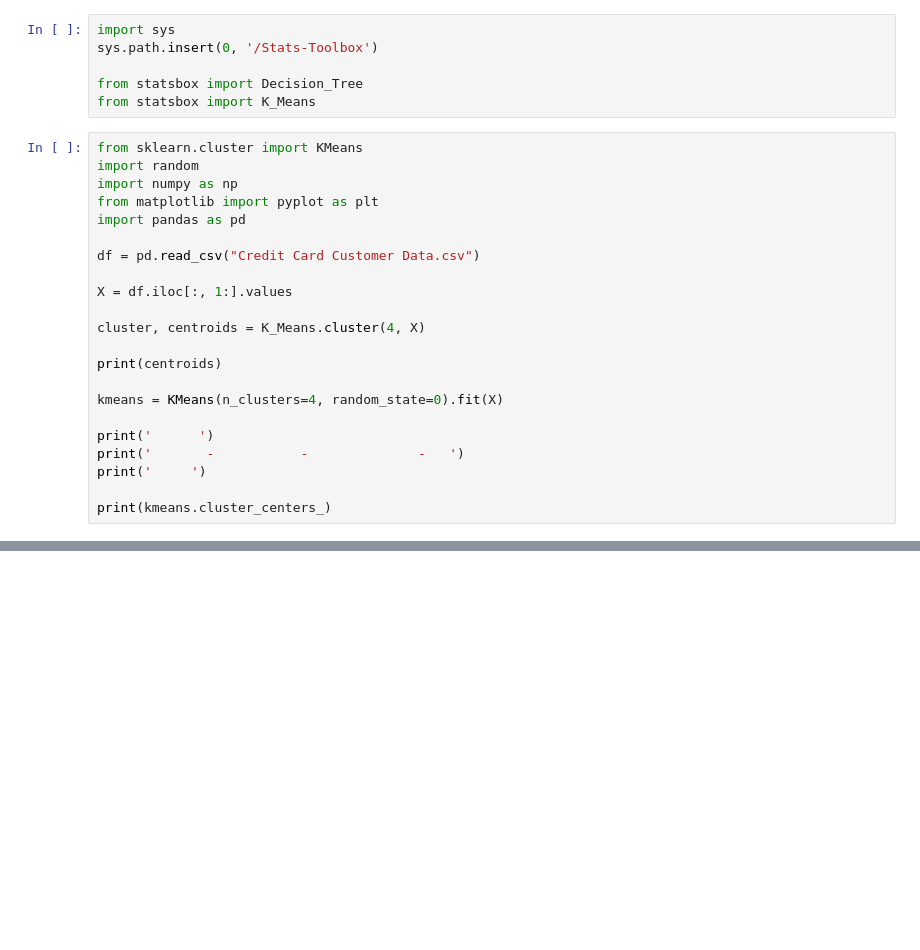
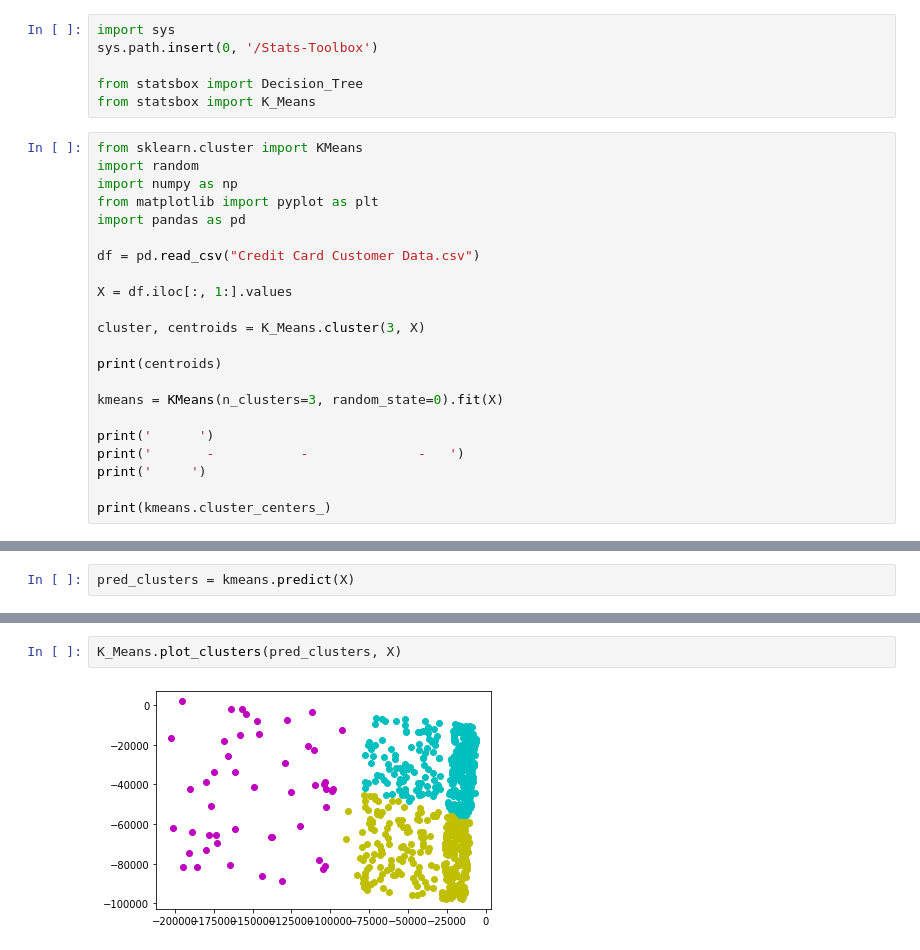
Before and after one commit to abhik-roy/Stats-Toolbox, a Jupyter notebook: Testing and Benchmarking.ipynb, the cells around one changed output, grey strips where cells are left out. Cells and saved outputs as stored; diff of their text form; blank space fills up the shorter version.

```diff
--- a/Testing and Benchmarking.ipynb
+++ b/Testing and Benchmarking.ipynb
@@ -15,11 +15,11 @@ df = pd.read_csv("Credit Card Customer Data.csv")
 
 X = df.iloc[:, 1:].values
 
-cluster, centroids = K_Means.cluster(4, X)
+cluster, centroids = K_Means.cluster(3, X)
 
 print(centroids)
 
-kmeans = KMeans(n_clusters=4, random_state=0).fit(X)
+kmeans = KMeans(n_clusters=3, random_state=0).fit(X)
 
 print('      ')
 print('       -           -              -   ')
@@ -48,0 +45,2 @@ print(kmeans.cluster_centers_)
+# %%
+pred_clusters = kmeans.predict(X)
@@ -48,0 +61,4 @@ print(kmeans.cluster_centers_)
+# %%
+K_Means.plot_clusters(pred_clusters, X)
+# %% [output]
+[figure, added]
```
Also changed, not shown: parts of 20 cells of this notebook, 2 other files.
